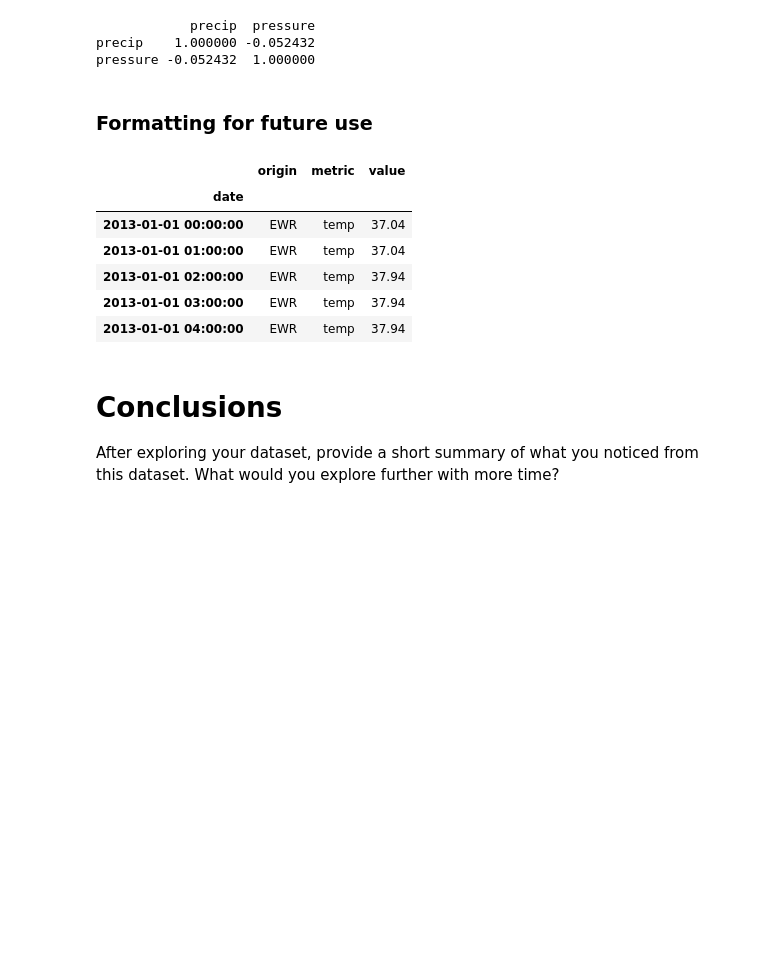
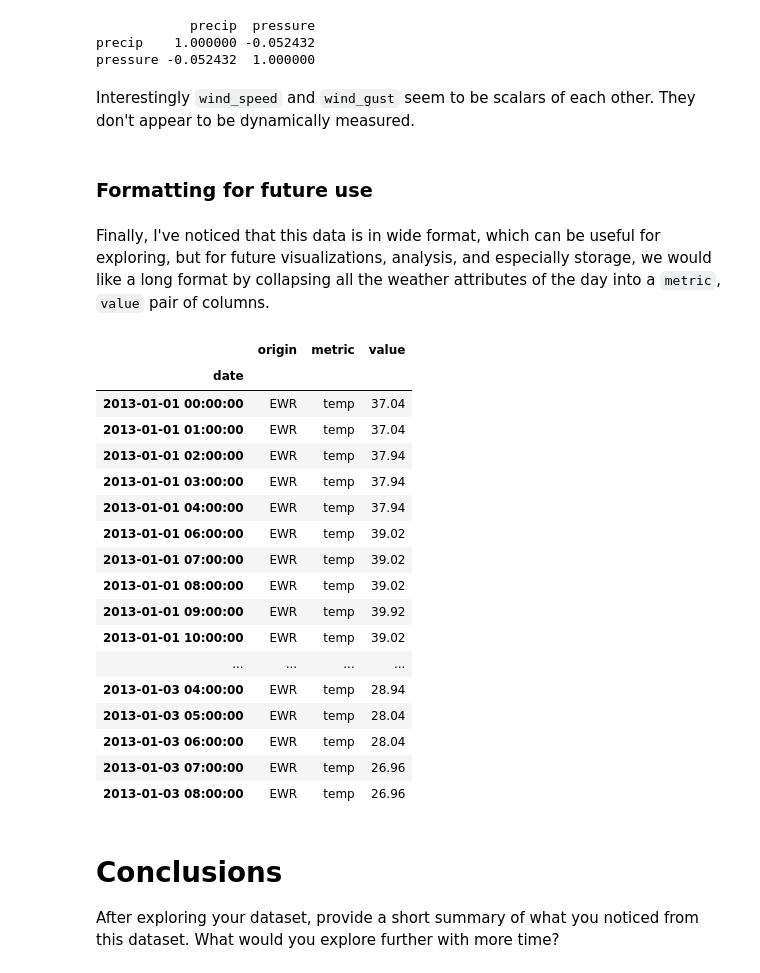
Before and after one commit to kevinhav/DATA602_assign_7, a Jupyter notebook: 07_assignment.ipynb, the cells around one changed output. Saved outputs shown, nothing was run; the diff lists cells and outputs as text; code cells hidden in the pictures; blank space fills up the shorter version.

Commit message:
added context to each section of the analysis

```diff
--- a/07_assignment.ipynb
+++ b/07_assignment.ipynb
@@ -291,24 +307,39 @@ print(df[["precip", "pressure"]].corr())
             precip  pressure
 precip    1.000000 -0.052432
 pressure -0.052432  1.000000
+# %% [markdown]
+Interestingly `wind_speed` and `wind_gust` seem to be scalars of each other. They don't appear to be dynamically measured.
 # %% [markdown]
 ### Formatting for future use
+# %% [markdown]
+Finally, I've noticed that this data is in wide format, which can be useful for exploring, but for future visualizations, analysis, and especially storage, we would like a long format by collapsing all the weather attributes of the day into a `metric`, `value` pair of columns.
 # %%
 # Save a long format version for better storage and visualization
 
 long_df = pd.melt(
     df, id_vars=["origin"], var_name="metric", value_name="value", ignore_index=False
 )
 
-long_df.head()
+long_df.head(56)
 # %% [output]
 |  | origin | metric | value |
 | date |  |  |  |
 | 2013-01-01 00:00:00 | EWR | temp | 37.04 |
 | 2013-01-01 01:00:00 | EWR | temp | 37.04 |
 | 2013-01-01 02:00:00 | EWR | temp | 37.94 |
 | 2013-01-01 03:00:00 | EWR | temp | 37.94 |
 | 2013-01-01 04:00:00 | EWR | temp | 37.94 |
+| 2013-01-01 06:00:00 | EWR | temp | 39.02 |
+| 2013-01-01 07:00:00 | EWR | temp | 39.02 |
+| 2013-01-01 08:00:00 | EWR | temp | 39.02 |
+| 2013-01-01 09:00:00 | EWR | temp | 39.92 |
+| 2013-01-01 10:00:00 | EWR | temp | 39.02 |
+| ... | ... | ... | ... |
+| 2013-01-03 04:00:00 | EWR | temp | 28.94 |
+| 2013-01-03 05:00:00 | EWR | temp | 28.04 |
+| 2013-01-03 06:00:00 | EWR | temp | 28.04 |
+| 2013-01-03 07:00:00 | EWR | temp | 26.96 |
+| 2013-01-03 08:00:00 | EWR | temp | 26.96 |
 # %% [markdown]
 # Conclusions
 
```
Also changed, not shown: parts of 7 cells of this notebook.
